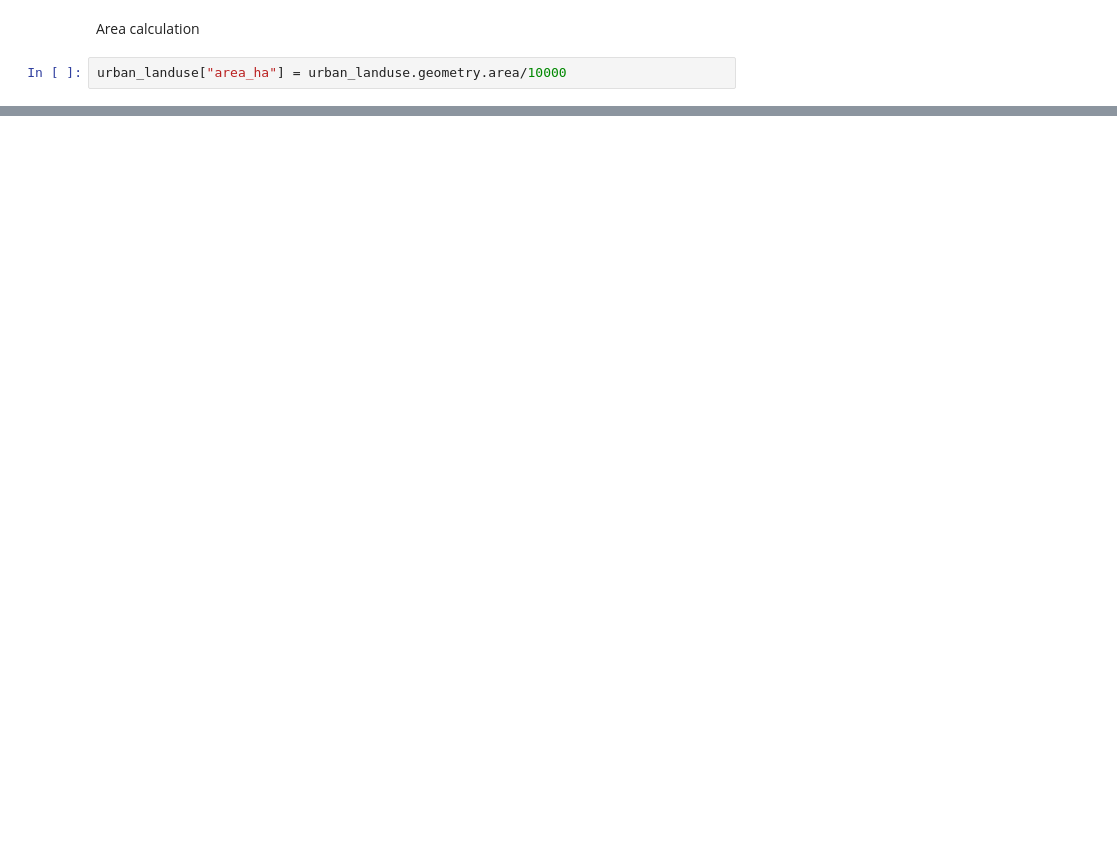
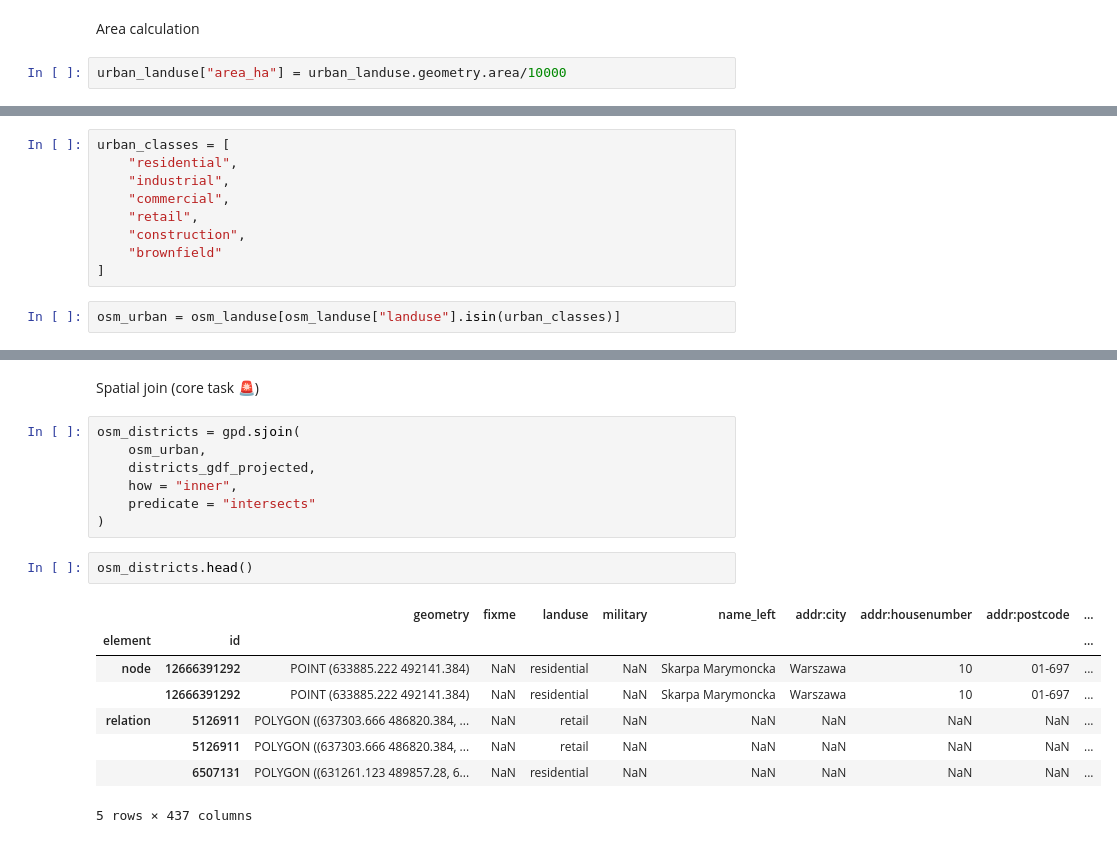
Before and after one commit to piaseckazaneta/Python, a Jupyter notebook: Python_Day1.ipynb, the cells around one changed output, grey strips where cells are left out. Saved outputs shown, nothing was run; the diff lists cells and outputs as text; blank space fills up the shorter version.

```diff
--- a/Python_Day1.ipynb
+++ b/Python_Day1.ipynb
@@ -883,0 +918,11 @@ relation 5126911           retail      NaN
+# %%
+urban_classes = [
+    "residential",
+    "industrial",
+    "commercial",
+    "retail",
+    "construction",
+    "brownfield"
+]
+# %%
+osm_urban = osm_landuse[osm_landuse["landuse"].isin(urban_classes)]
@@ -883,0 +989,20 @@ relation 5126911           retail      NaN
+# %% [markdown]
+Spatial join (core task 🚨)
+# %%
+osm_districts = gpd.sjoin(
+    osm_urban,
+    districts_gdf_projected,
+    how = "inner",
+    predicate = "intersects"
+)
+# %%
+osm_districts.head()
+# %% [output]
+|  |  | geometry | fixme | landuse | military | name_left | addr:city | addr:housenumber | addr:postcode | ... |
+| element | id |  |  |  |  |  |  |  |  | ... |
+| node | 12666391292 | POINT (633885.222 492141.384) | NaN | residential | NaN | Skarpa Marymoncka | Warszawa | 10 | 01-697 | ... |
+|  | 12666391292 | POINT (633885.222 492141.384) | NaN | residential | NaN | Skarpa Marymoncka | Warszawa | 10 | 01-697 | ... |
+| relation | 5126911 | POLYGON ((637303.666 486820.384, ... | NaN | retail | NaN | NaN | NaN | NaN | NaN | ... |
+|  | 5126911 | POLYGON ((637303.666 486820.384, ... | NaN | retail | NaN | NaN | NaN | NaN | NaN | ... |
+|  | 6507131 | POLYGON ((631261.123 489857.28, 6... | NaN | residential | NaN | NaN | NaN | NaN | NaN | ... |
+5 rows × 437 columns
```
Also changed, not shown: parts of 18 cells of this notebook.
